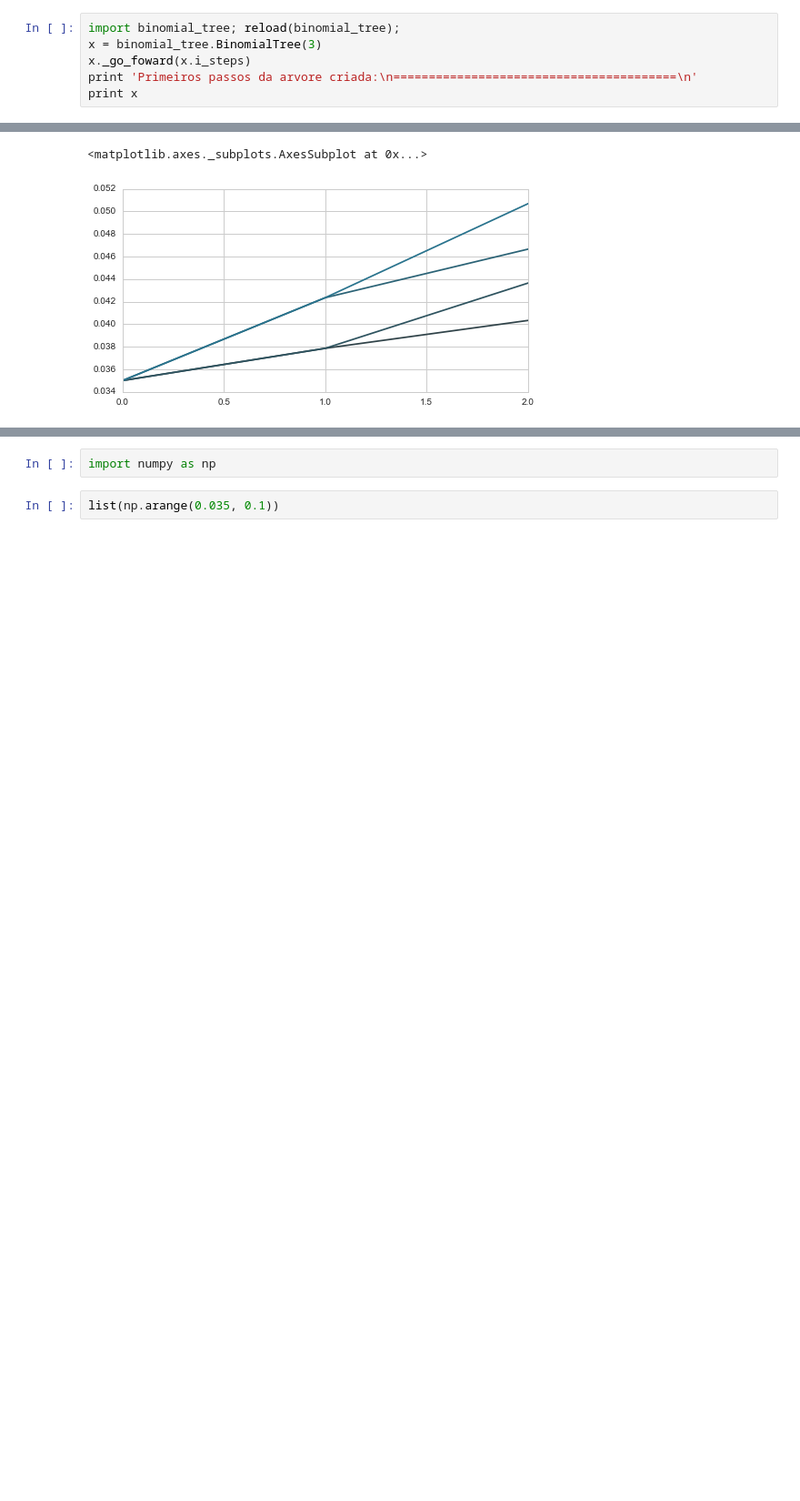
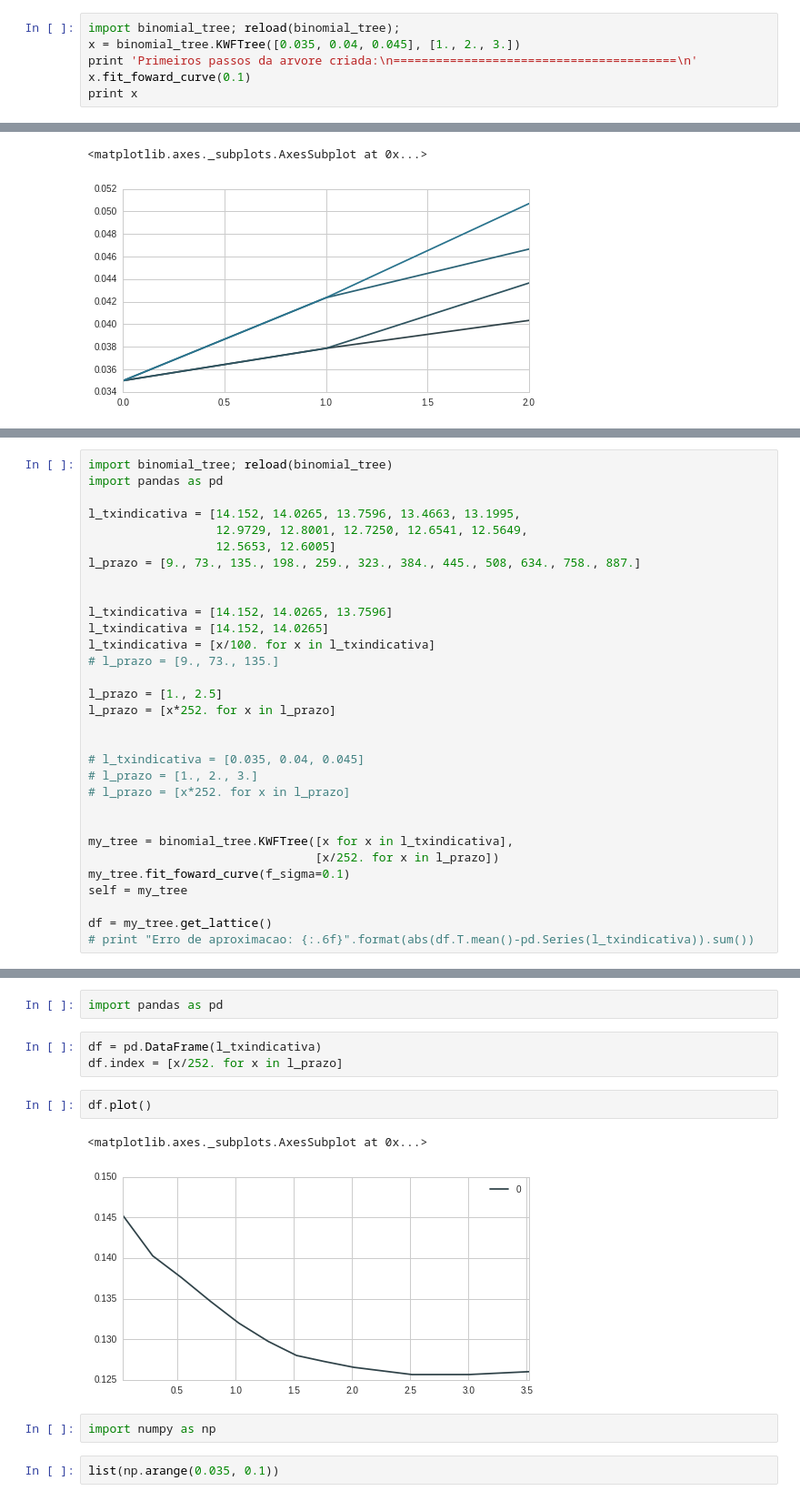
Before and after one commit to ucaiado/ShortRate_Model, a Jupyter notebook: Kalotay-Williams-Fabozzi.ipynb, the cells around one changed output, grey strips where cells are left out. Shown at 91% size. Cells and saved outputs as stored; diff of their text form; blank space fills up the shorter version.

```diff
--- a/Kalotay-Williams-Fabozzi.ipynb
+++ b/Kalotay-Williams-Fabozzi.ipynb
@@ -636,8 +101,8 @@ class KWFTree(object):
 # %%
 import binomial_tree; reload(binomial_tree);
-x = binomial_tree.BinomialTree(3)
-x._go_foward(x.i_steps)
+x = binomial_tree.KWFTree([0.035, 0.04, 0.045], [1., 2., 3.])
 print 'Primeiros passos da arvore criada:\n========================================\n'
+x.fit_foward_curve(0.1)
 print x
 # %% [output]
 Primeiros passos da arvore criada:
@@ -677 +138,32 @@ df.plot(legend=False)
+# %%
+import binomial_tree; reload(binomial_tree)
+import pandas as pd
+
+l_txindicativa = [14.152, 14.0265, 13.7596, 13.4663, 13.1995,
+                  12.9729, 12.8001, 12.7250, 12.6541, 12.5649,
+                  12.5653, 12.6005]
+l_prazo = [9., 73., 135., 198., 259., 323., 384., 445., 508, 634., 758., 887.]
+
+
+l_txindicativa = [14.152, 14.0265, 13.7596]
+l_txindicativa = [14.152, 14.0265]
+l_txindicativa = [x/100. for x in l_txindicativa]
+# l_prazo = [9., 73., 135.]
+
+l_prazo = [1., 2.5]
+l_prazo = [x*252. for x in l_prazo]
+
+
+# l_txindicativa = [0.035, 0.04, 0.045]
+# l_prazo = [1., 2., 3.]
+# l_prazo = [x*252. for x in l_prazo]
+
+
+my_tree = binomial_tree.KWFTree([x for x in l_txindicativa],
+                                [x/252. for x in l_prazo])
+my_tree.fit_foward_curve(f_sigma=0.1)
+self = my_tree
+
+df = my_tree.get_lattice()
+# print "Erro de aproximacao: {:.6f}".format(abs(df.T.mean()-pd.Series(l_txindicativa)).sum())
 # %%
@@ -682,3 +533,13 @@ df.T.mean().plot()
+# %%
+import pandas as pd
+# %%
+df = pd.DataFrame(l_txindicativa)
+df.index = [x/252. for x in l_prazo]
+# %%
+df.plot()
+# %% [output]
+<matplotlib.axes._subplots.AxesSubplot at 0x...>
+[figure, added]
 # %%
 import numpy as np
 # %%
```
Also changed, not shown: parts of 119 cells of this notebook, 1 other file.
